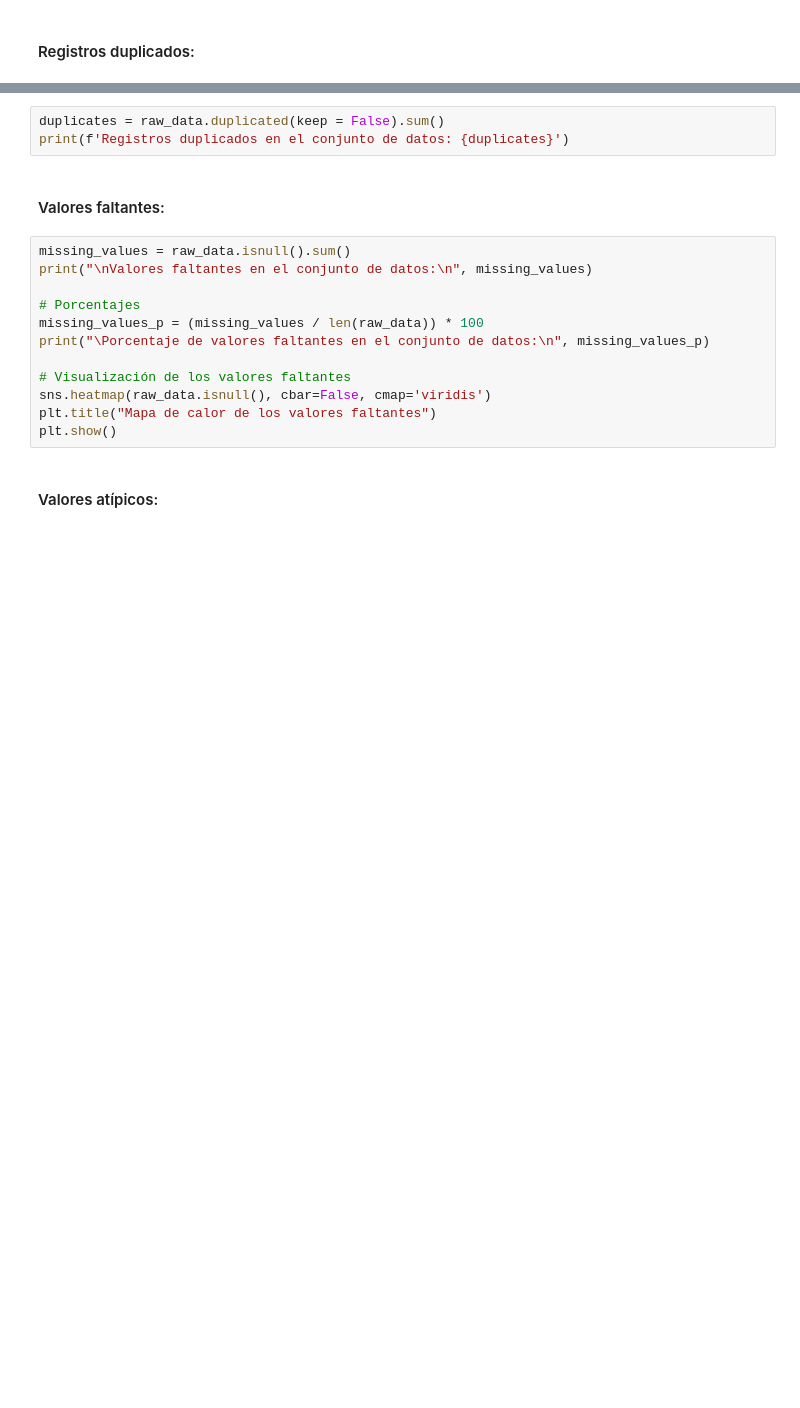
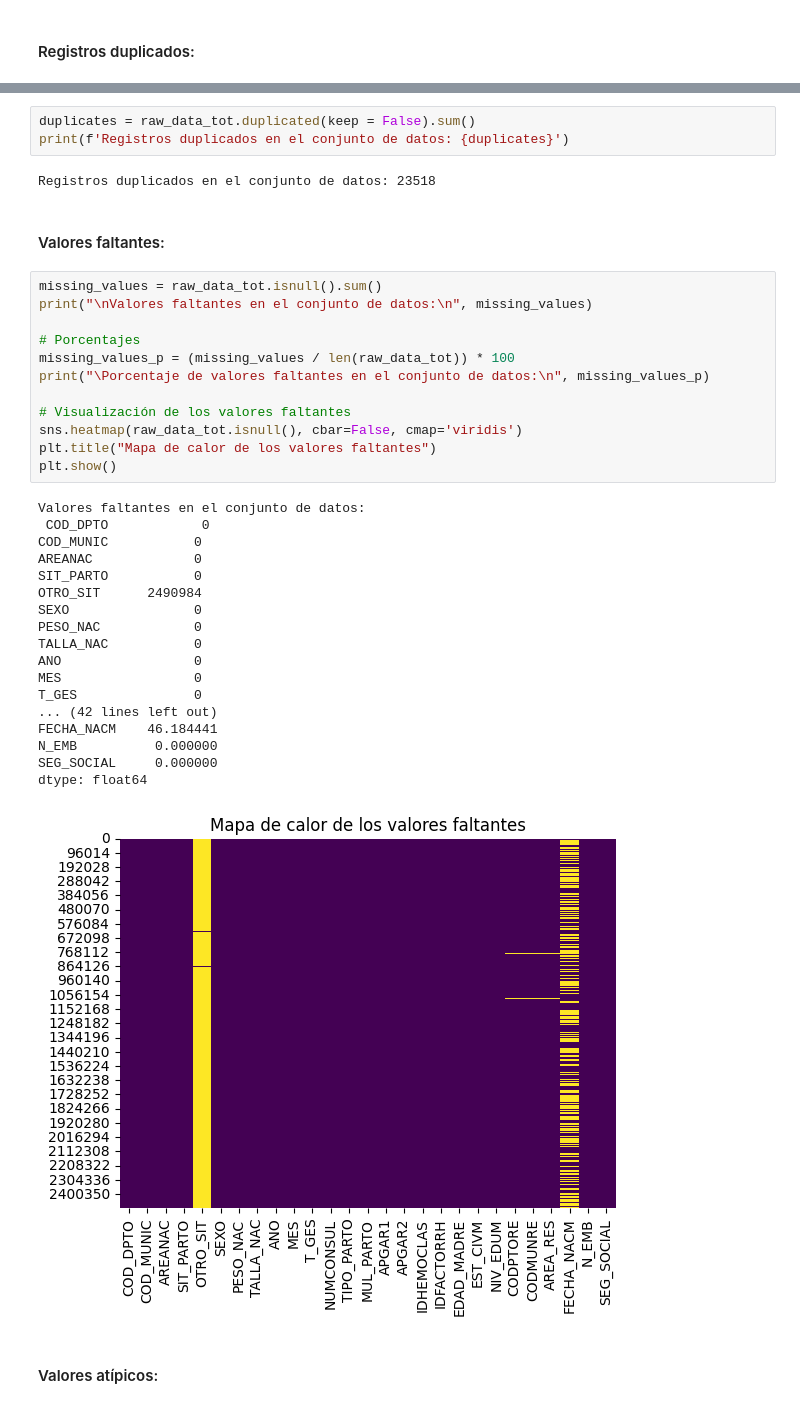
Before and after one commit to despinosaa/Proyecto2_BI, a Jupyter notebook: Data_Preprocessing.ipynb, the cells around one changed output, grey strips where cells are left out. Cells and saved outputs as stored; diff of their text form; blank space fills up the shorter version.

```diff
--- a/Data_Preprocessing.ipynb
+++ b/Data_Preprocessing.ipynb
@@ -90,20 +133,41 @@ Ejemplo: Si en una columna de edad se encuentran valores negativos o extremadame
 # %%
-duplicates = raw_data.duplicated(keep = False).sum()
+duplicates = raw_data_tot.duplicated(keep = False).sum()
 print(f'Registros duplicados en el conjunto de datos: {duplicates}')
+# %% [output]
+Registros duplicados en el conjunto de datos: 23518
 # %% [markdown]
 #### Valores faltantes:
 # %%
-missing_values = raw_data.isnull().sum()
+missing_values = raw_data_tot.isnull().sum()
 print("\nValores faltantes en el conjunto de datos:\n", missing_values)
 
 # Porcentajes
-missing_values_p = (missing_values / len(raw_data)) * 100
+missing_values_p = (missing_values / len(raw_data_tot)) * 100
 print("\Porcentaje de valores faltantes en el conjunto de datos:\n", missing_values_p)
 
 # Visualización de los valores faltantes
-sns.heatmap(raw_data.isnull(), cbar=False, cmap='viridis')
+sns.heatmap(raw_data_tot.isnull(), cbar=False, cmap='viridis')
 plt.title("Mapa de calor de los valores faltantes")
 plt.show()
+# %% [output]
+Valores faltantes en el conjunto de datos:
+ COD_DPTO            0
+COD_MUNIC           0
+AREANAC             0
+SIT_PARTO           0
+OTRO_SIT      2490984
+SEXO                0
+PESO_NAC            0
+TALLA_NAC           0
+ANO                 0
+MES                 0
+T_GES               0
+... (42 lines left out)
+FECHA_NACM    46.184441
+N_EMB          0.000000
+SEG_SOCIAL     0.000000
+dtype: float64
+[figure, added]
 # %% [markdown]
 #### Valores atípicos:
 # %%
```
Also changed, not shown: parts of 19 cells of this notebook, 10 other files.
